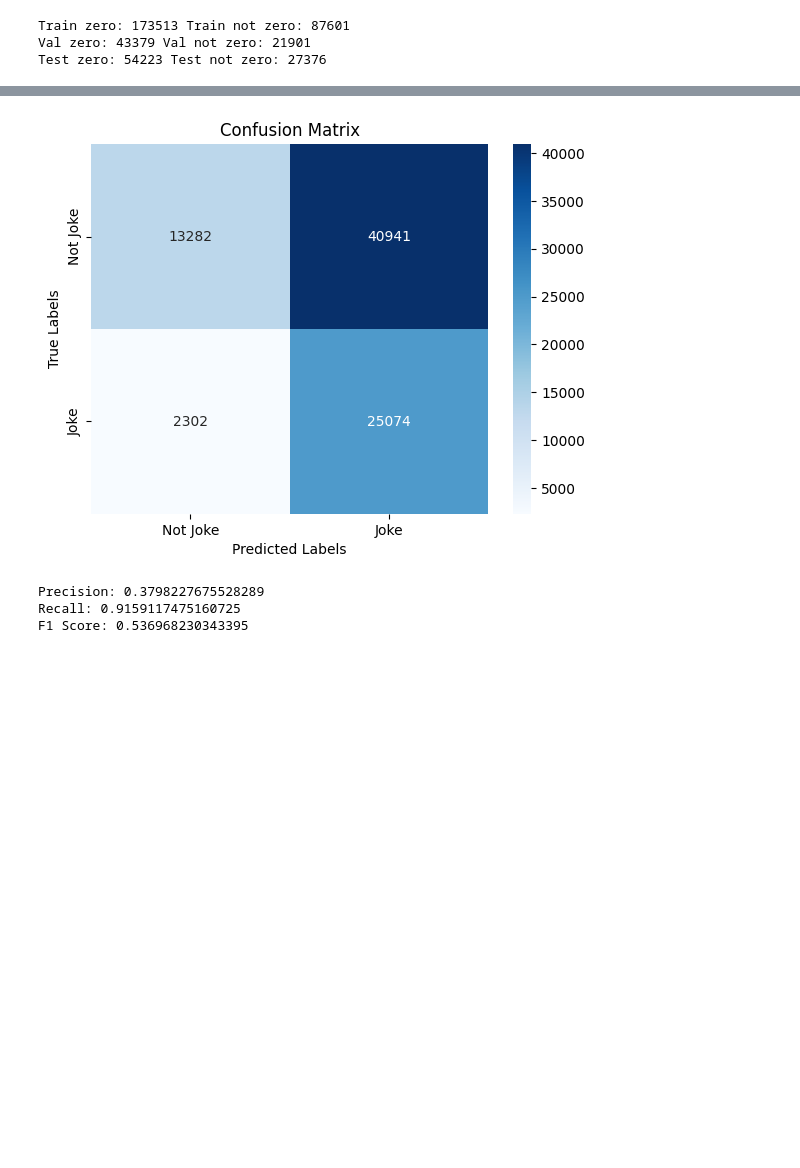
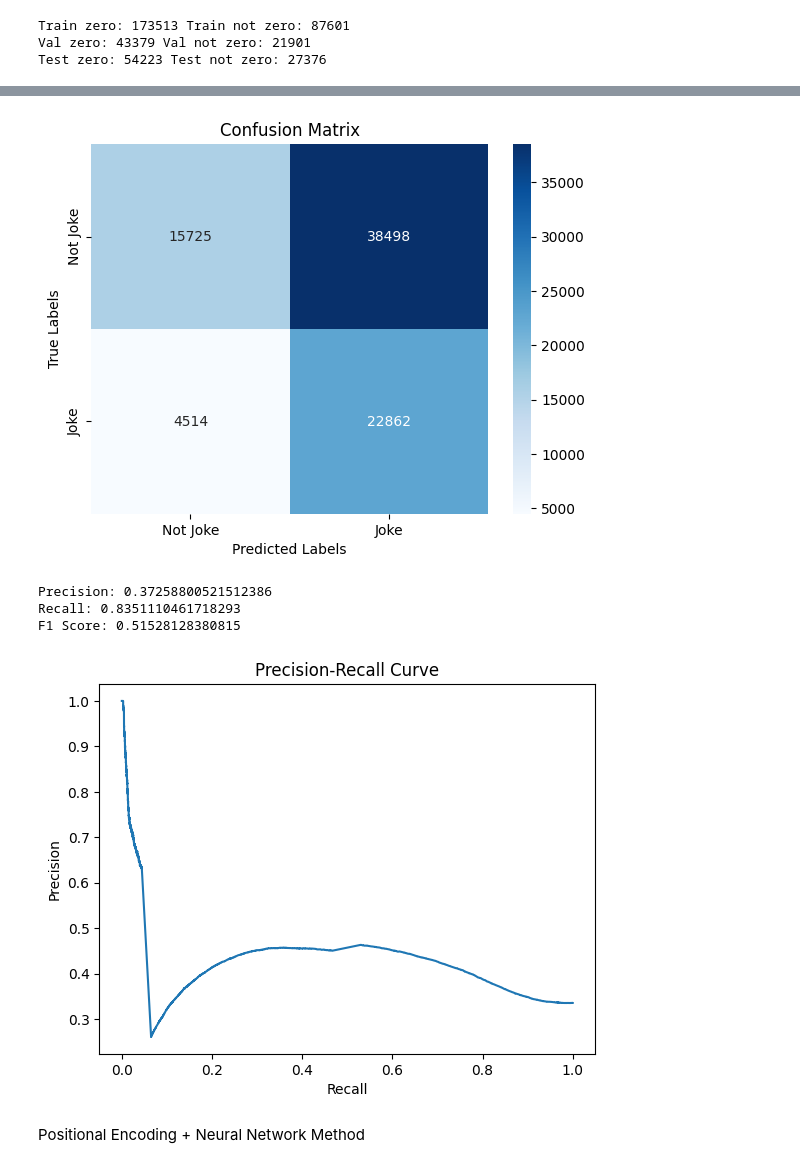
Before and after one commit to Razvan48/Proiect-Natural-Language-Processing-NLP, a Jupyter notebook: PredictJokesRating.ipynb, the cells around one changed output, grey strips where cells are left out. Drawn from its saved outputs; the diff is of its cells as text; code cells hidden in the pictures; blank space fills up the shorter version.

```diff
--- a/PredictJokesRating.ipynb
+++ b/PredictJokesRating.ipynb
@@ -156,7 +172,7 @@ test_dataloader = DataLoader(test_dataset, batch_size=BATCH_SIZE, shuffle=False)
 # %%
 device = torch.device('cuda' if torch.cuda.is_available() else 'cpu')
 
-model = NeuralNetwork(input_size=X_train_vec.shape[1], hidden_sizes=[512, 128, 128], output_size=1)
+model = NeuralNetwork(input_size=X_train_vec.shape[1], hidden_sizes=[512, 512, 512], output_size=1)
 model.to(device)
 # %% [output]
 NeuralNetwork(
@@ -269,6 +285,7 @@ def evaluate_model(model, dataloader, sigmoid_threshold):
 
   predictions = []
   labels = []
+  scores = []
 
   with torch.no_grad():
     for batch_idx, (X_batch, y_batch) in enumerate(dataloader):
@@ -281,8 +298,9 @@ def evaluate_model(model, dataloader, sigmoid_threshold):
 
       predictions.extend(current_predictions.cpu().numpy())
       labels.extend((y_batch > 0.0).cpu().numpy()) # 0.0 rated texts are not jokes, positive rated texts are jokes.
+      scores.extend(sigmoid_outputs.cpu().numpy())
 
-  return predictions, labels
+  return predictions, labels, scores
 
 
 def find_best_sigmoid_threshold(model, val_dataloader):
@@ -295,7 +313,7 @@ def find_best_sigmoid_threshold(model, val_dataloader):
   f1_scores = []
 
   for sigmoid_threshold in np.arange(0.0, 1.0, 0.05):
-    val_predictions, val_labels = evaluate_model(model, val_dataloader, sigmoid_threshold)
+    val_predictions, val_labels, val_scores = evaluate_model(model, val_dataloader, sigmoid_threshold)
 
     precision, recall, f1_score, _ = precision_recall_fscore_support(val_labels, val_predictions, average='binary', zero_division=0)
 
@@ -315,13 +333,12 @@ def find_best_sigmoid_threshold(model, val_dataloader):
   plt.xlabel('Sigmoid Threshold')
   plt.ylabel('F1 Score')
   plt.title('F1 Score Evolution')
-  plt.legend()
   plt.show()
 
   return best_sigmoid_threshold
 
 
-def plot_best_sigmoid_threshold_results(predictions, labels):
+def plot_best_sigmoid_threshold_results(predictions, labels, scores):
   conf_matrix = confusion_matrix(labels, predictions)
 
   sns.heatmap(conf_matrix, annot=True, fmt='d', cmap='Blues', xticklabels=['Not Joke', 'Joke'], yticklabels=['Not Joke', 'Joke'])
@@ -341,6 +358,16 @@ def plot_best_sigmoid_threshold_results(predictions, labels):
   print('Recall:', recall)
   print('F1 Score:', f1_score)
 
+  precisions, recalls, thresholds = precision_recall_curve(labels, scores)
+
+  plt.figure()
+  plt.plot(recalls, precisions)
+  plt.xlabel('Recall')
+  plt.ylabel('Precision')
+  plt.title('Precision-Recall Curve')
+  # plt.grid(True)
+  plt.show()
+
   return precision, recall, f1_score
 # %%
 best_sigmoid_threshold = find_best_sigmoid_threshold(model, val_dataloader)
@@ -377,9 +405,12 @@ F1 Score: 0.5355154694358206
 # %%
-test_predictions, test_labels = evaluate_model(model, test_dataloader, best_sigmoid_threshold)
+test_predictions, test_labels, test_scores = evaluate_model(model, test_dataloader, best_sigmoid_threshold)
 
-precision, recall, f1_score = plot_best_sigmoid_threshold_results(test_predictions, test_labels)
+precision, recall, f1_score = plot_best_sigmoid_threshold_results(test_predictions, test_labels, test_scores)
 # %% [output]
-[figure, old version]
+[figure, new version]
-Precision: 0.3798227675528289
-Recall: 0.9159117475160725
-F1 Score: 0.536968230343395
+Precision: 0.37258800521512386
+Recall: 0.8351110461718293
+F1 Score: 0.51528128380815
+[figure, added]
+# %% [markdown]
+Positional Encoding + Neural Network Method
```
Also changed, not shown: parts of 17 cells of this notebook.
